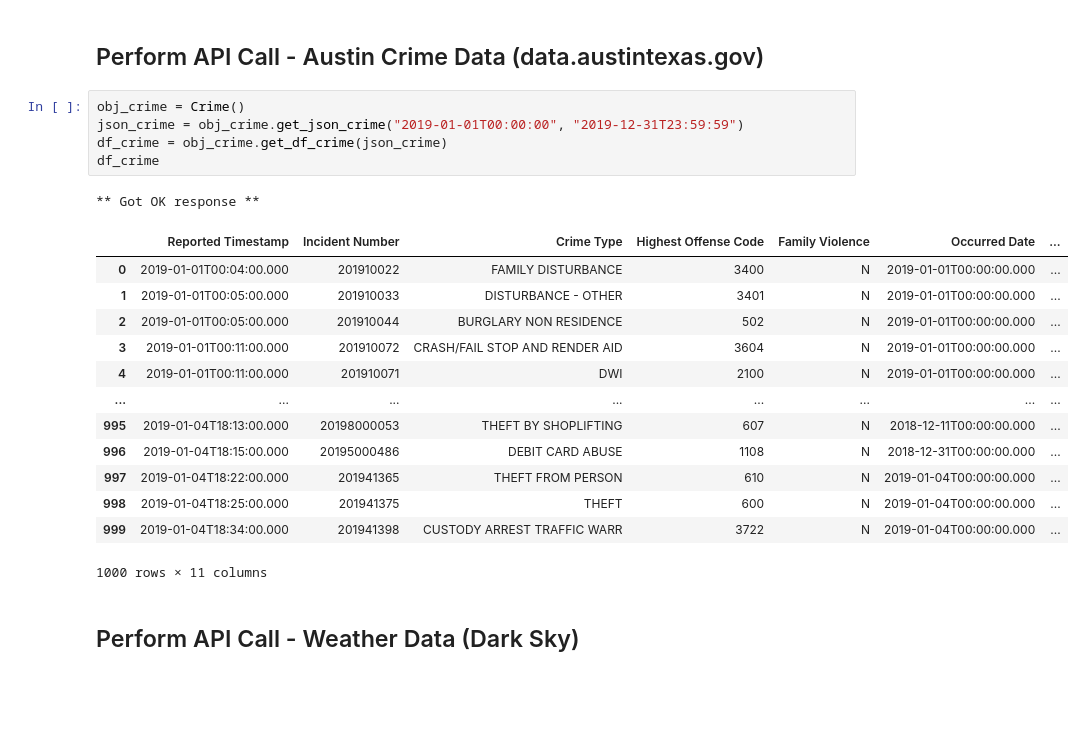
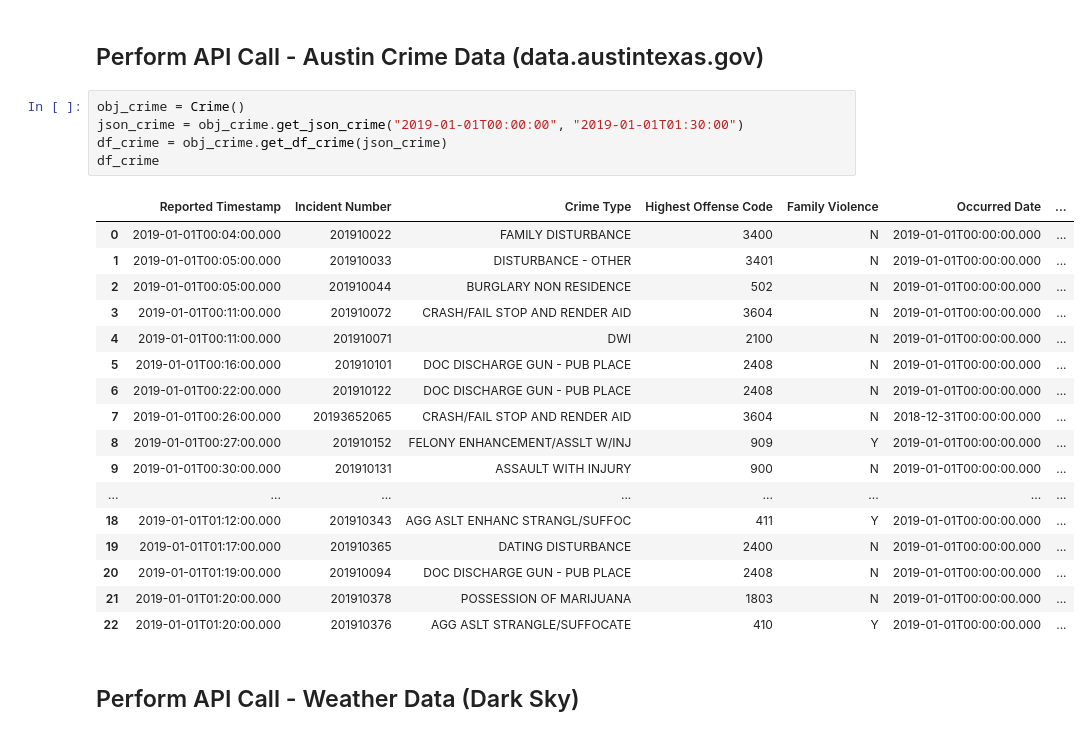
Before and after one commit to eanord4/First-Project, a Jupyter notebook: first-project.ipynb, the cells around one changed output. Saved outputs shown, nothing was run; the diff lists cells and outputs as text; blank space fills up the shorter version.

```diff
--- a/first-project.ipynb
+++ b/first-project.ipynb
@@ -13,24 +13,27 @@ from classes.database import Database
 ## Perform API Call - Austin Crime Data (data.austintexas.gov)
 # %%
 obj_crime = Crime()
-json_crime = obj_crime.get_json_crime("2019-01-01T00:00:00", "2019-12-31T23:59:59")
+json_crime = obj_crime.get_json_crime("2019-01-01T00:00:00", "2019-01-01T01:30:00")
 df_crime = obj_crime.get_df_crime(json_crime)
 df_crime
 # %% [output]
-** Got OK response **
 |  | Reported Timestamp | Incident Number | Crime Type | Highest Offense Code | Family Violence | Occurred Date | ... |
 | 0 | 2019-01-01T00:04:00.000 | 201910022 | FAMILY DISTURBANCE | 3400 | N | 2019-01-01T00:00:00.000 | ... |
 | 1 | 2019-01-01T00:05:00.000 | 201910033 | DISTURBANCE - OTHER | 3401 | N | 2019-01-01T00:00:00.000 | ... |
 | 2 | 2019-01-01T00:05:00.000 | 201910044 | BURGLARY NON RESIDENCE | 502 | N | 2019-01-01T00:00:00.000 | ... |
 | 3 | 2019-01-01T00:11:00.000 | 201910072 | CRASH/FAIL STOP AND RENDER AID | 3604 | N | 2019-01-01T00:00:00.000 | ... |
 | 4 | 2019-01-01T00:11:00.000 | 201910071 | DWI | 2100 | N | 2019-01-01T00:00:00.000 | ... |
+| 5 | 2019-01-01T00:16:00.000 | 201910101 | DOC DISCHARGE GUN - PUB PLACE | 2408 | N | 2019-01-01T00:00:00.000 | ... |
+| 6 | 2019-01-01T00:22:00.000 | 201910122 | DOC DISCHARGE GUN - PUB PLACE | 2408 | N | 2019-01-01T00:00:00.000 | ... |
+| 7 | 2019-01-01T00:26:00.000 | 20193652065 | CRASH/FAIL STOP AND RENDER AID | 3604 | N | 2018-12-31T00:00:00.000 | ... |
+| 8 | 2019-01-01T00:27:00.000 | 201910152 | FELONY ENHANCEMENT/ASSLT W/INJ | 909 | Y | 2019-01-01T00:00:00.000 | ... |
+| 9 | 2019-01-01T00:30:00.000 | 201910131 | ASSAULT WITH INJURY | 900 | N | 2019-01-01T00:00:00.000 | ... |
 | ... | ... | ... | ... | ... | ... | ... | ... |
-| 995 | 2019-01-04T18:13:00.000 | 20198000053 | THEFT BY SHOPLIFTING | 607 | N | 2018-12-11T00:00:00.000 | ... |
-| 996 | 2019-01-04T18:15:00.000 | 20195000486 | DEBIT CARD ABUSE | 1108 | N | 2018-12-31T00:00:00.000 | ... |
-| 997 | 2019-01-04T18:22:00.000 | 201941365 | THEFT FROM PERSON | 610 | N | 2019-01-04T00:00:00.000 | ... |
-| 998 | 2019-01-04T18:25:00.000 | 201941375 | THEFT | 600 | N | 2019-01-04T00:00:00.000 | ... |
-| 999 | 2019-01-04T18:34:00.000 | 201941398 | CUSTODY ARREST TRAFFIC WARR | 3722 | N | 2019-01-04T00:00:00.000 | ... |
+| 18 | 2019-01-01T01:12:00.000 | 201910343 | AGG ASLT ENHANC STRANGL/SUFFOC | 411 | Y | 2019-01-01T00:00:00.000 | ... |
+| 19 | 2019-01-01T01:17:00.000 | 201910365 | DATING DISTURBANCE | 2400 | N | 2019-01-01T00:00:00.000 | ... |
+| 20 | 2019-01-01T01:19:00.000 | 201910094 | DOC DISCHARGE GUN - PUB PLACE | 2408 | N | 2019-01-01T00:00:00.000 | ... |
+| 21 | 2019-01-01T01:20:00.000 | 201910378 | POSSESSION OF MARIJUANA | 1803 | N | 2019-01-01T00:00:00.000 | ... |
+| 22 | 2019-01-01T01:20:00.000 | 201910376 | AGG ASLT STRANGLE/SUFFOCATE | 410 | Y | 2019-01-01T00:00:00.000 | ... |
-1000 rows × 11 columns
 # %% [markdown]
 ## Perform API Call - Weather Data (Dark Sky)
 # %%
```
Also changed, not shown: parts of 3 cells of this notebook.
